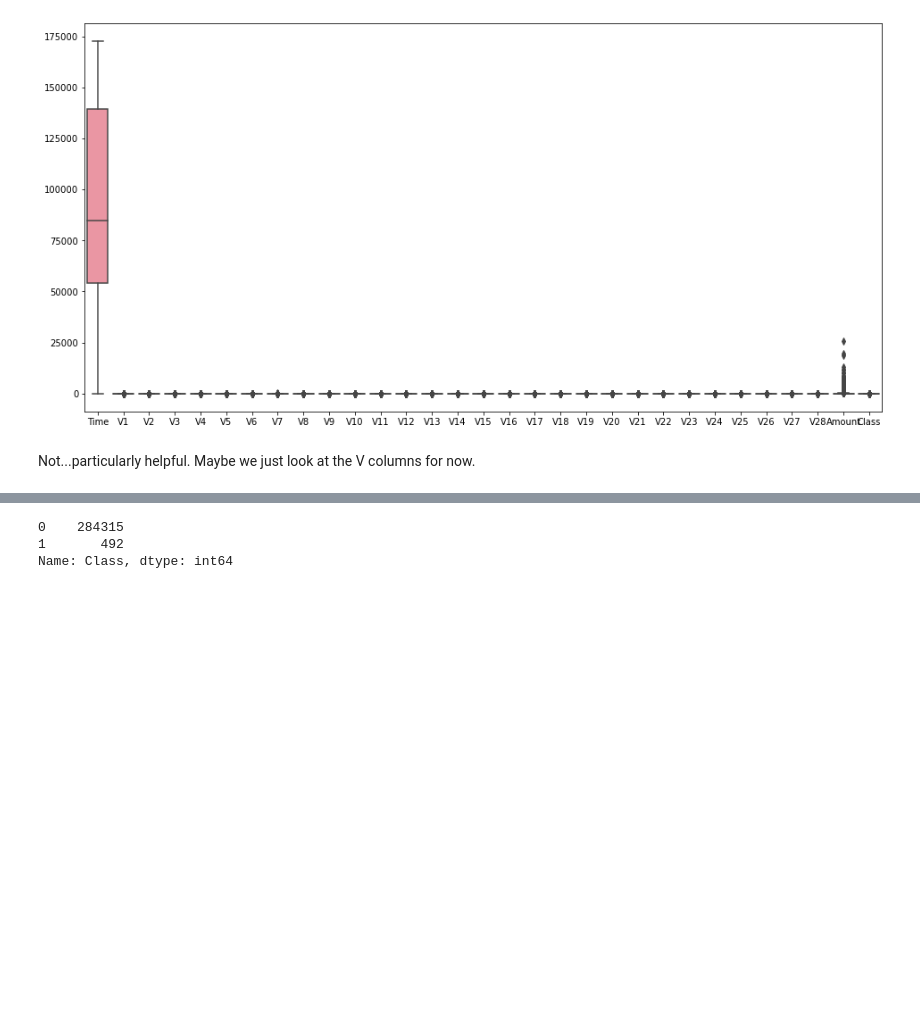
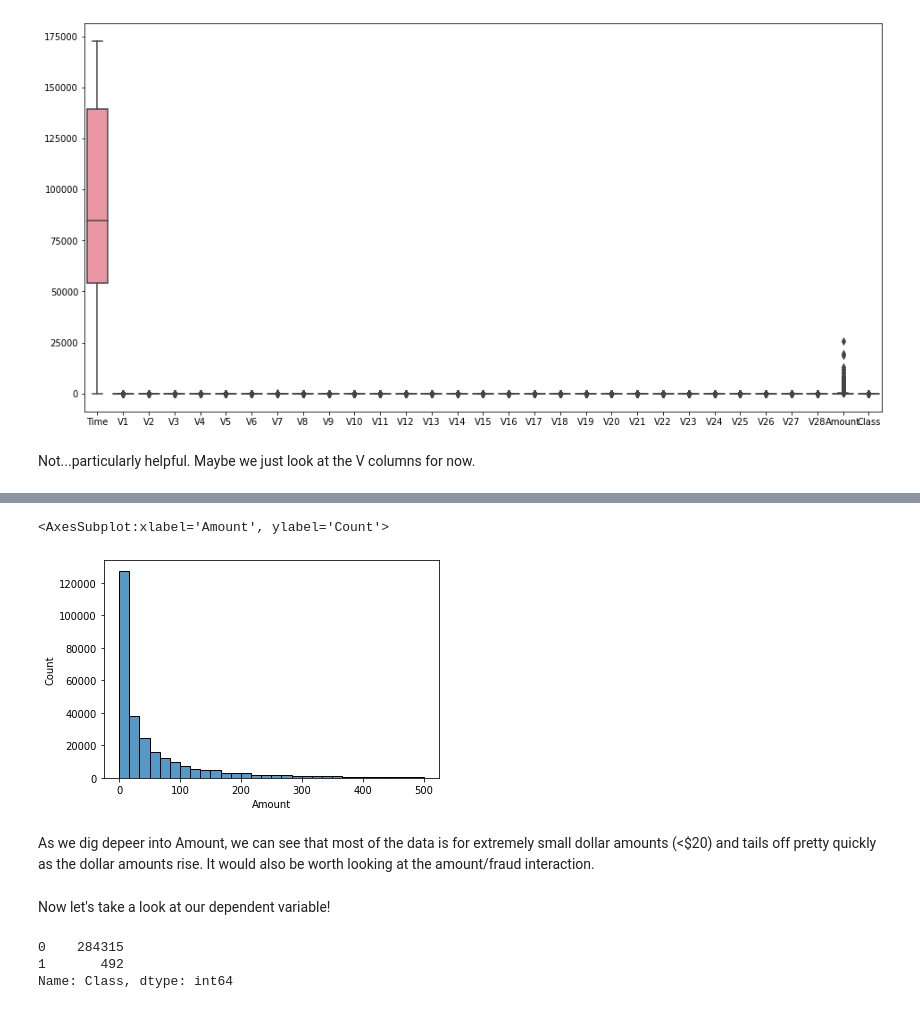
Before and after one commit to robertpreseau/EDA-Modeling-CreditCardFraud, a Jupyter notebook: Credit Card Fraud.ipynb, the cells around one changed output, grey strips where cells are left out. Drawn from its saved outputs; the diff is of its cells as text; code cells hidden in the pictures; blank space fills up the shorter version.

```diff
--- a/Credit Card Fraud.ipynb
+++ b/Credit Card Fraud.ipynb
@@ -98,3 +121,12 @@ Well...it's different. Lots of outliers and lots of super tiny IQR fences. This
+# %%
+sns.histplot(data=df[df['Amount'] < 500]['Amount'], bins=30)
+# %% [output]
+<AxesSubplot:xlabel='Amount', ylabel='Count'>
+[figure, added]
+# %% [markdown]
+As we dig depeer into Amount, we can see that most of the data is for extremely small dollar amounts (<$20) and tails off pretty quickly as the dollar amounts rise. It would also be worth looking at the amount/fraud interaction.
+# %% [markdown]
+Now let's take a look at our dependent variable!
 # %%
 df['Class'].value_counts()
 # %% [output]
```
Also changed, not shown: parts of 21 cells of this notebook.
